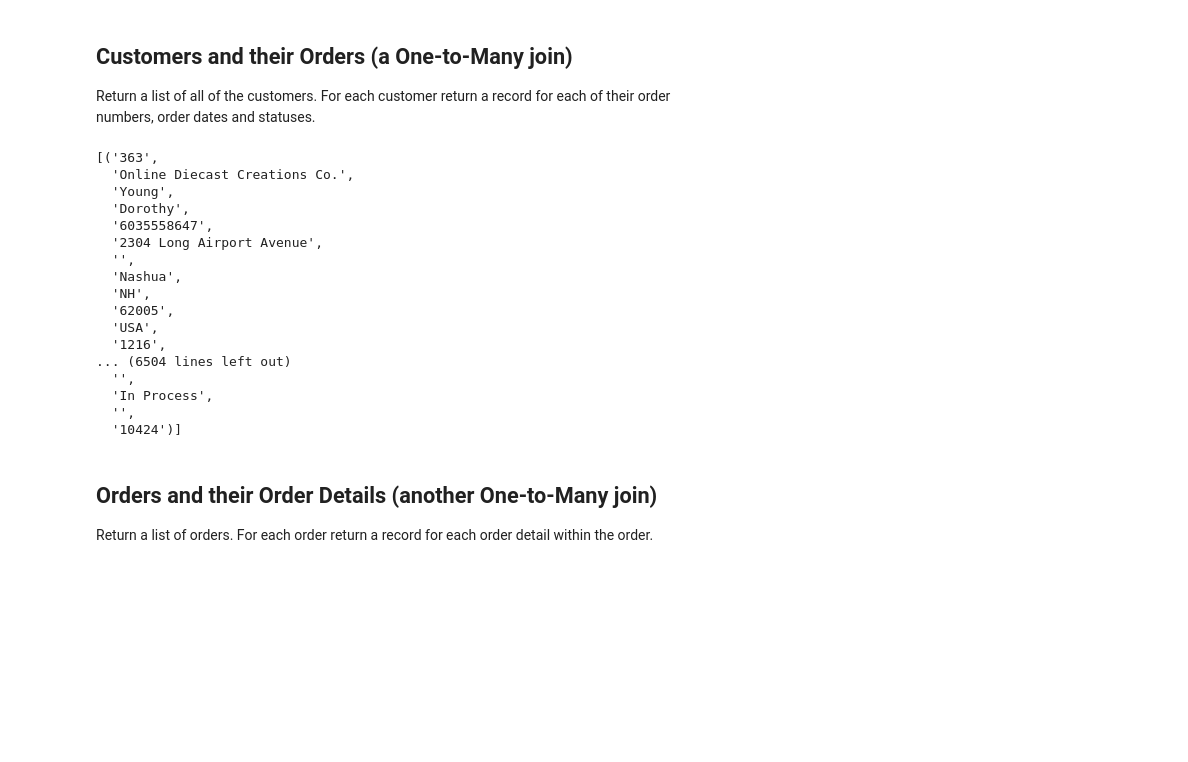
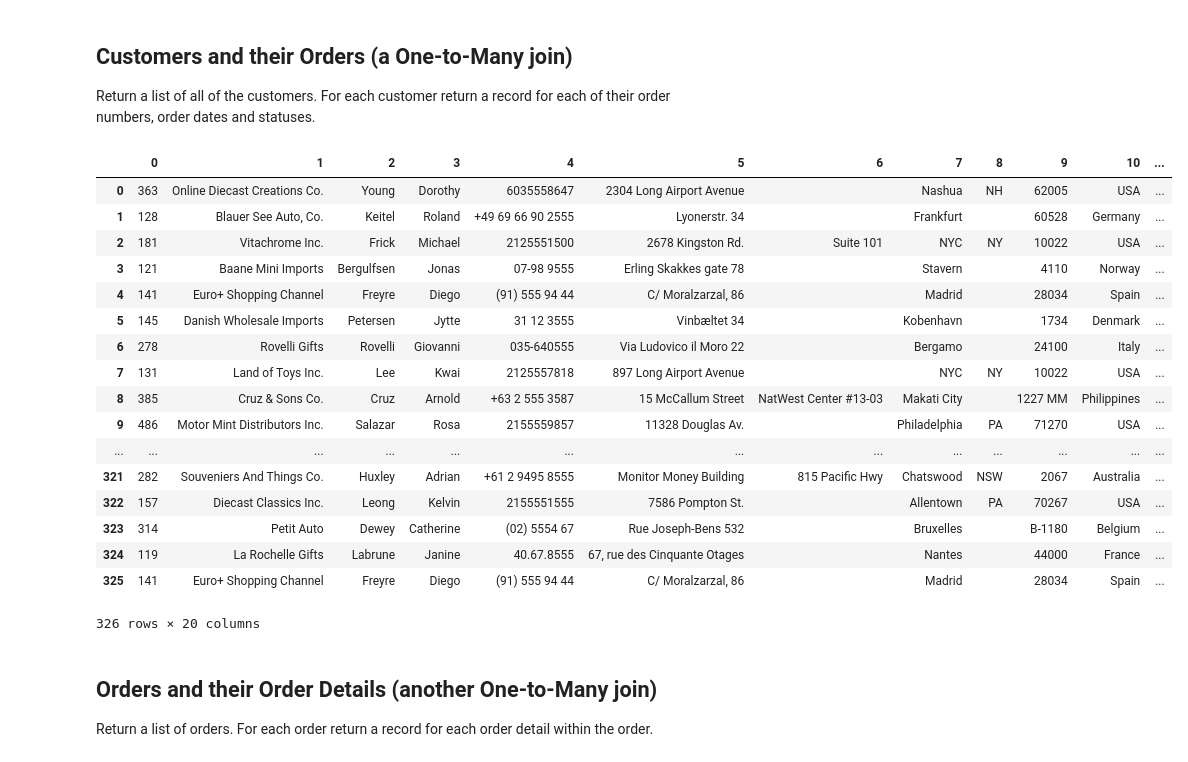
Before and after one commit to rvent/dsc-1-05-13-one-to-many-and-many-to-many-joins-lab-nyc-ds-career-012819, a Jupyter notebook: index.ipynb, the cells around one changed output. Drawn from its saved outputs; the diff is of its cells as text; code cells hidden in the pictures; blank space fills up the shorter version.

```diff
--- a/index.ipynb
+++ b/index.ipynb
@@ -51,28 +51,29 @@ df1
 Return a list of all of the customers. For each customer return a record for each of their order numbers, order dates and statuses.
 # %%
 # Your code here
-cur.execute("""SELECT *, orderNumber FROM customers
+query_result = cur.execute("""SELECT *, orderNumber FROM customers
 JOIN orders USING(customerNumber) ORDER BY orderDate, status""").fetchall()
-# df2 = pd.DataFrame(query_result)
-# df2
+df2 = pd.DataFrame(query_result)
+df2
 # %% [output]
+|  | 0 | 1 | 2 | 3 | 4 | 5 | 6 | 7 | 8 | 9 | 10 | ... |
+| 0 | 363 | Online Diecast Creations Co. | Young | Dorothy | 6035558647 | 2304 Long Airport Avenue |  | Nashua | NH | 62005 | USA | ... |
+| 1 | 128 | Blauer See Auto, Co. | Keitel | Roland | +49 69 66 90 2555 | Lyonerstr. 34 |  | Frankfurt |  | 60528 | Germany | ... |
+| 2 | 181 | Vitachrome Inc. | Frick | Michael | 2125551500 | 2678 Kingston Rd. | Suite 101 | NYC | NY | 10022 | USA | ... |
+| 3 | 121 | Baane Mini Imports | Bergulfsen | Jonas | 07-98 9555 | Erling Skakkes gate 78 |  | Stavern |  | 4110 | Norway | ... |
+| 4 | 141 | Euro+ Shopping Channel | Freyre | Diego | (91) 555 94 44 | C/ Moralzarzal, 86 |  | Madrid |  | 28034 | Spain | ... |
+| 5 | 145 | Danish Wholesale Imports | Petersen | Jytte | 31 12 3555 | Vinbæltet 34 |  | Kobenhavn |  | 1734 | Denmark | ... |
+| 6 | 278 | Rovelli Gifts | Rovelli | Giovanni | 035-640555 | Via Ludovico il Moro 22 |  | Bergamo |  | 24100 | Italy | ... |
+| 7 | 131 | Land of Toys Inc. | Lee | Kwai | 2125557818 | 897 Long Airport Avenue |  | NYC | NY | 10022 | USA | ... |
+| 8 | 385 | Cruz & Sons Co. | Cruz | Arnold | +63 2 555 3587 | 15 McCallum Street | NatWest Center #13-03 | Makati City |  | 1227 MM | Philippines | ... |
+| 9 | 486 | Motor Mint Distributors Inc. | Salazar | Rosa | 2155559857 | 11328 Douglas Av. |  | Philadelphia | PA | 71270 | USA | ... |
+| ... | ... | ... | ... | ... | ... | ... | ... | ... | ... | ... | ... | ... |
+| 321 | 282 | Souveniers And Things Co. | Huxley | Adrian | +61 2 9495 8555 | Monitor Money Building | 815 Pacific Hwy | Chatswood | NSW | 2067 | Australia | ... |
+| 322 | 157 | Diecast Classics Inc. | Leong | Kelvin | 2155551555 | 7586 Pompton St. |  | Allentown | PA | 70267 | USA | ... |
+| 323 | 314 | Petit Auto | Dewey | Catherine | (02) 5554 67 | Rue Joseph-Bens 532 |  | Bruxelles |  | B-1180 | Belgium | ... |
+| 324 | 119 | La Rochelle Gifts | Labrune | Janine | 40.67.8555 | 67, rue des Cinquante Otages |  | Nantes |  | 44000 | France | ... |
+| 325 | 141 | Euro+ Shopping Channel | Freyre | Diego | (91) 555 94 44 | C/ Moralzarzal, 86 |  | Madrid |  | 28034 | Spain | ... |
-[('363',
-  'Online Diecast Creations Co.',
-  'Young',
-  'Dorothy',
-  '6035558647',
-  '2304 Long Airport Avenue',
-  '',
-  'Nashua',
-  'NH',
-  '62005',
-  'USA',
-  '1216',
-... (6504 lines left out)
-  '',
-  'In Process',
-  '',
-  '10424')]
+326 rows × 20 columns
 # %% [markdown]
 ## Orders and their Order Details (another One-to-Many join)
 
```
